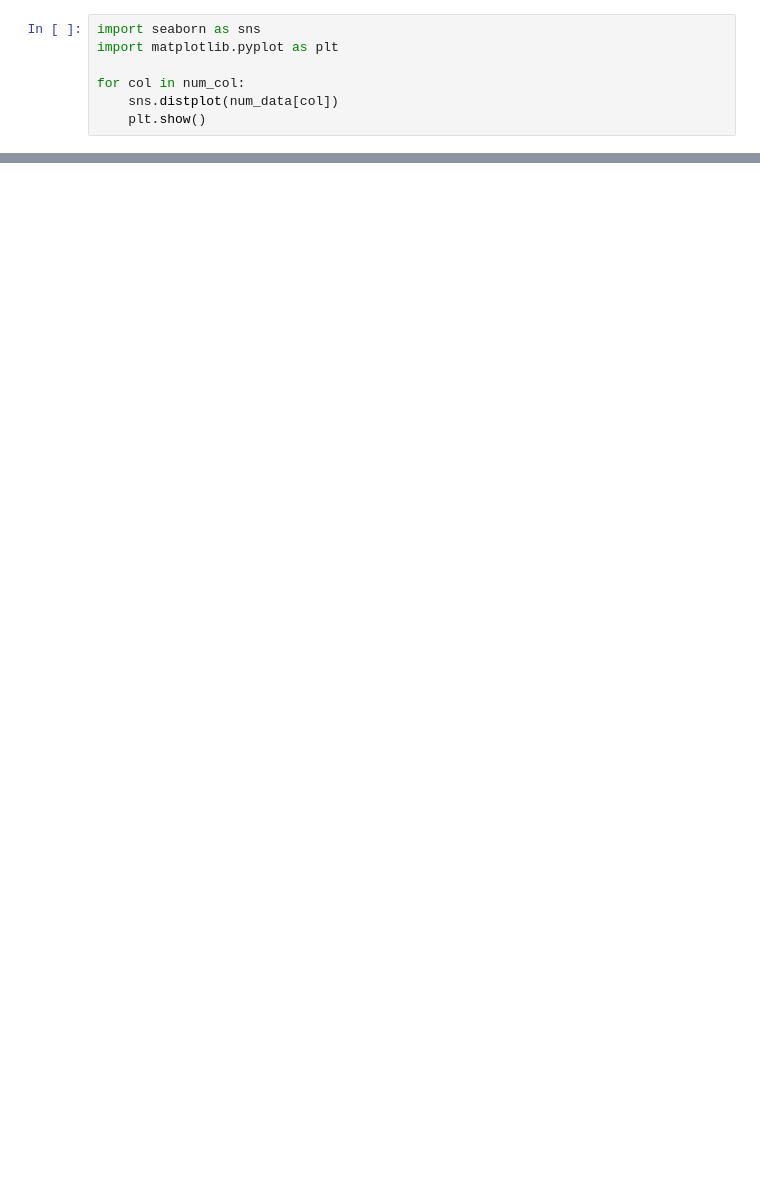
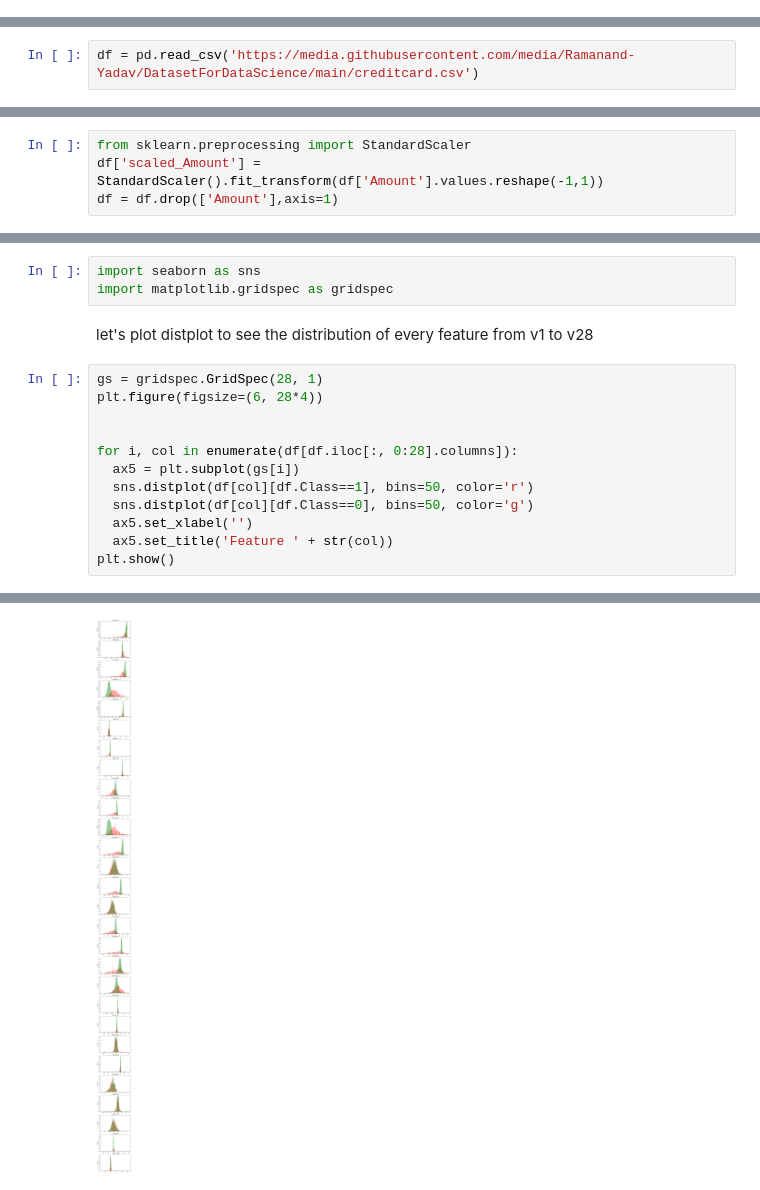
Before and after one commit to Pepcoders/Data-Science-December, a Jupyter notebook: 22-01-31-Naive_Bayes/Assignment.ipynb, the cells around one changed output, grey strips where cells are left out. Saved outputs shown, nothing was run; the diff lists cells and outputs as text; blank space fills up the shorter version.

```diff
--- a/22-01-31-Naive_Bayes/Assignment.ipynb
+++ b/22-01-31-Naive_Bayes/Assignment.ipynb
@@ -183,7 +0,0 @@ cat_data = data.drop(num_col, axis = 1).drop(['income'], axis = 1)
-# %%
-import seaborn as sns
-import matplotlib.pyplot as plt
-
-for col in num_col:
-    sns.distplot(num_data[col])
-    plt.show()
@@ -309,0 +18,2 @@ model.score(xtest, ytest)
+# %%
+df = pd.read_csv('https://media.githubusercontent.com/media/Ramanand-Yadav/DatasetForDataScience/main/creditcard.csv')
@@ -309,0 +107,4 @@ model.score(xtest, ytest)
+# %%
+from sklearn.preprocessing import StandardScaler
+df['scaled_Amount'] = StandardScaler().fit_transform(df['Amount'].values.reshape(-1,1))
+df = df.drop(['Amount'],axis=1)
@@ -309,0 +120,18 @@ model.score(xtest, ytest)
+# %%
+import seaborn as sns
+import matplotlib.gridspec as gridspec
+# %% [markdown]
+let's plot distplot to see the distribution of every feature from v1 to v28
+# %%
+gs = gridspec.GridSpec(28, 1)
+plt.figure(figsize=(6, 28*4))
+
+
+for i, col in enumerate(df[df.iloc[:, 0:28].columns]):
+  ax5 = plt.subplot(gs[i])
+  sns.distplot(df[col][df.Class==1], bins=50, color='r')
+  sns.distplot(df[col][df.Class==0], bins=50, color='g')
+  ax5.set_xlabel('')
+  ax5.set_title('Feature ' + str(col))
+plt.show()
+# %% [output]
@@ -309,0 +155 @@ model.score(xtest, ytest)
+[figure, added]
```
Also changed, not shown: parts of 91 cells of this notebook.
